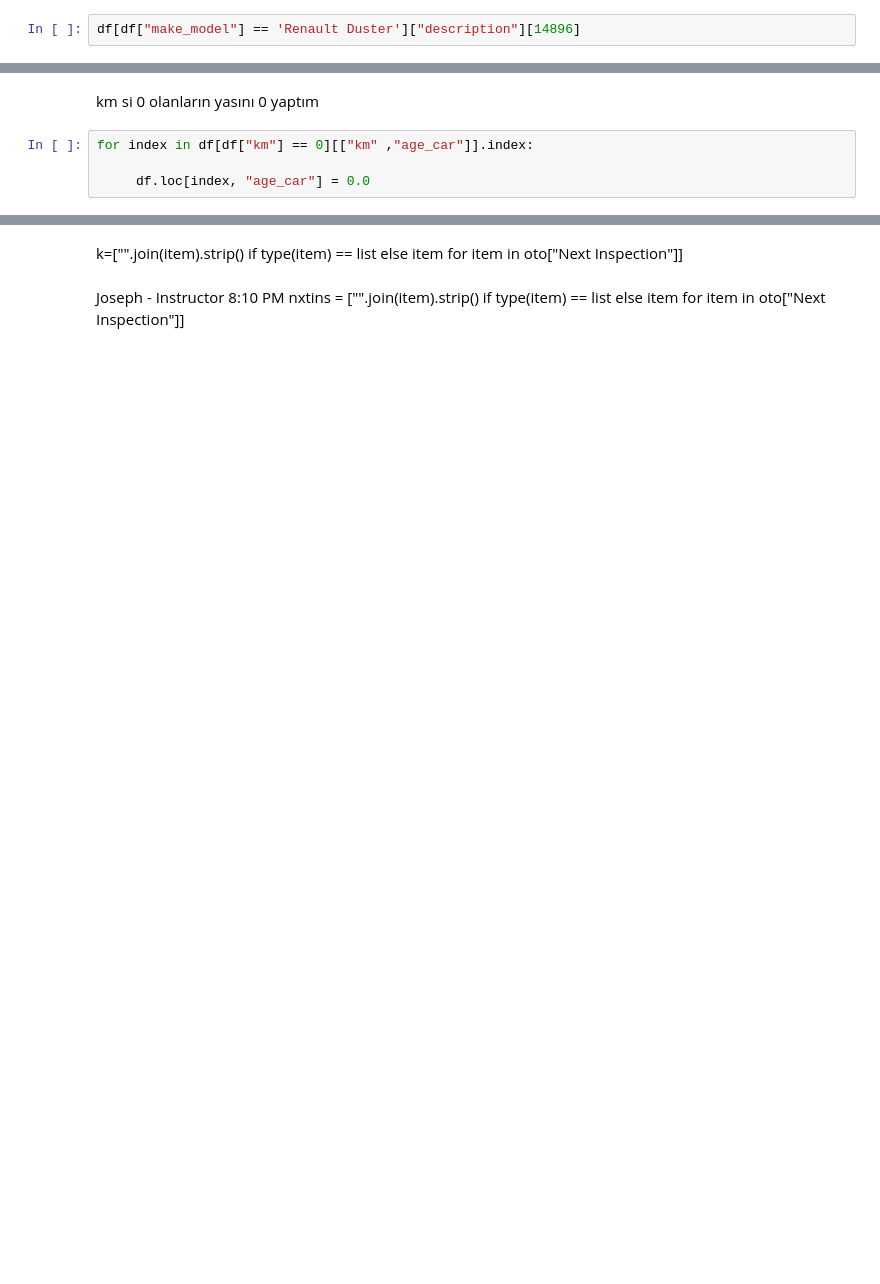
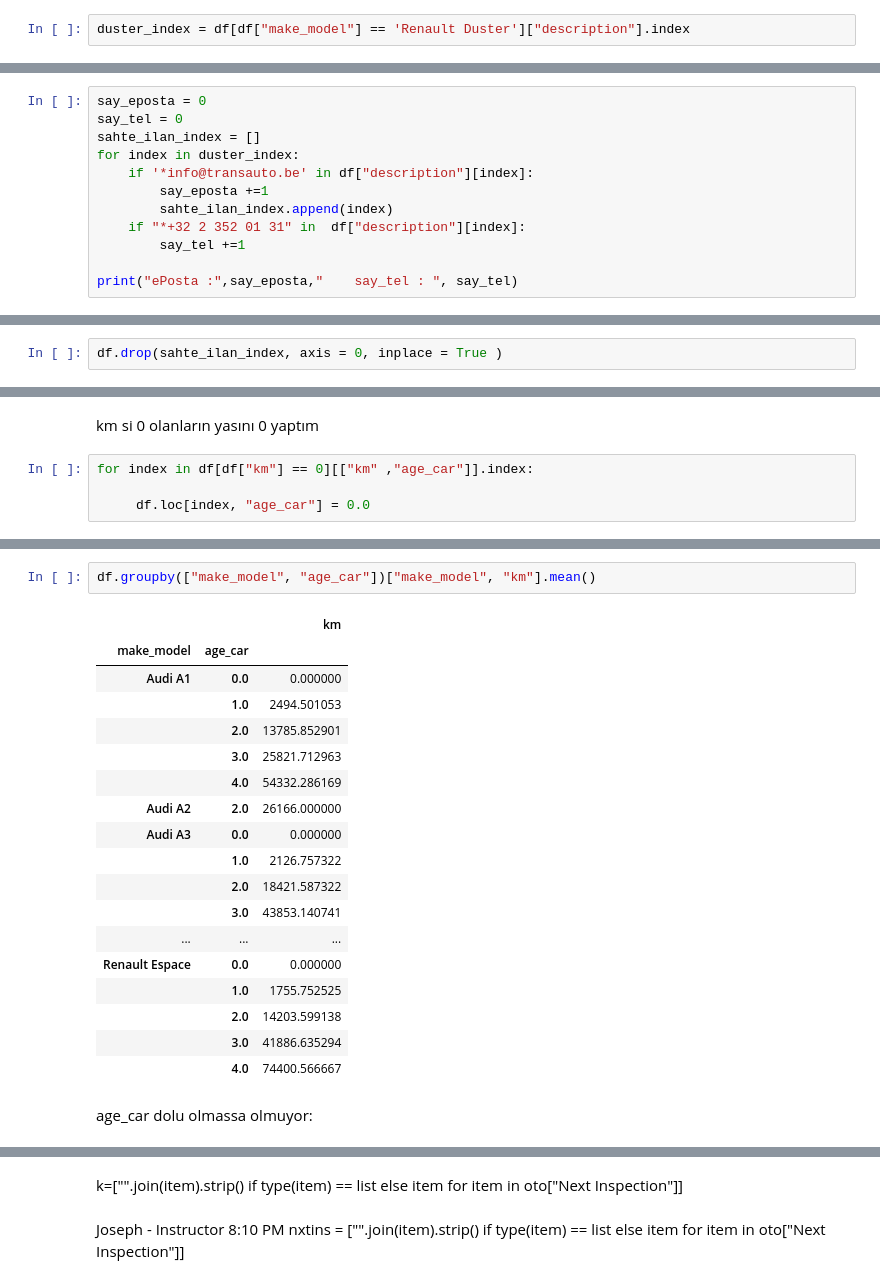
Before and after one commit to E2294-Selcuk/data_science_course-2020, a Jupyter notebook: 1-projects/03-EU_DS_DADVPy_M1-(EDA)/scout_car_My_solucon 2.Jupyter.ipynb, the cells around one changed output, grey strips where cells are left out. Saved outputs shown, nothing was run; the diff lists cells and outputs as text; blank space fills up the shorter version.

```diff
--- a/1-projects/03-EU_DS_DADVPy_M1-(EDA)/scout_car_My_solucon 2.Jupyter.ipynb
+++ b/1-projects/03-EU_DS_DADVPy_M1-(EDA)/scout_car_My_solucon 2.Jupyter.ipynb
@@ -465,2 +468,2 @@ df[df["make_model"] == 'Renault Duster'][["make_model", "km","age_car","price","
 # %%
-df[df["make_model"] == 'Renault Duster']["description"][14896]
+duster_index = df[df["make_model"] == 'Renault Duster']["description"].index
@@ -468,0 +474,12 @@ df[df["make_model"] == 'Renault Duster']["description"][14896]
+# %%
+say_eposta = 0
+say_tel = 0
+sahte_ilan_index = []
+for index in duster_index:
+    if '*info@transauto.be' in df["description"][index]:
+        say_eposta +=1
+        sahte_ilan_index.append(index)
+    if "*+32 2 352 01 31" in  df["description"][index]:
+        say_tel +=1
+
+print("ePosta :",say_eposta,"    say_tel : ", say_tel)
@@ -469 +530,3 @@ df[df["make_model"] == 'Renault Duster']["description"][14896]
+# %%
+df.drop(sahte_ilan_index, axis = 0, inplace = True )
 # %%
@@ -494,0 +606,23 @@ df.km.isnull().sum()
+# %%
+df.groupby(["make_model", "age_car"])["make_model", "km"].mean()
+# %% [output]
+|  |  | km |
+| make_model | age_car |  |
+| Audi A1 | 0.0 | 0.000000 |
+|  | 1.0 | 2494.501053 |
+|  | 2.0 | 13785.852901 |
+|  | 3.0 | 25821.712963 |
+|  | 4.0 | 54332.286169 |
+| Audi A2 | 2.0 | 26166.000000 |
+| Audi A3 | 0.0 | 0.000000 |
+|  | 1.0 | 2126.757322 |
+|  | 2.0 | 18421.587322 |
+|  | 3.0 | 43853.140741 |
+| ... | ... | ... |
+| Renault Espace | 0.0 | 0.000000 |
+|  | 1.0 | 1755.752525 |
+|  | 2.0 | 14203.599138 |
+|  | 3.0 | 41886.635294 |
+|  | 4.0 | 74400.566667 |
+# %% [markdown]
+age_car dolu olmassa olmuyor:
```
Also changed, not shown: parts of 49 cells of this notebook, 1 other file.
